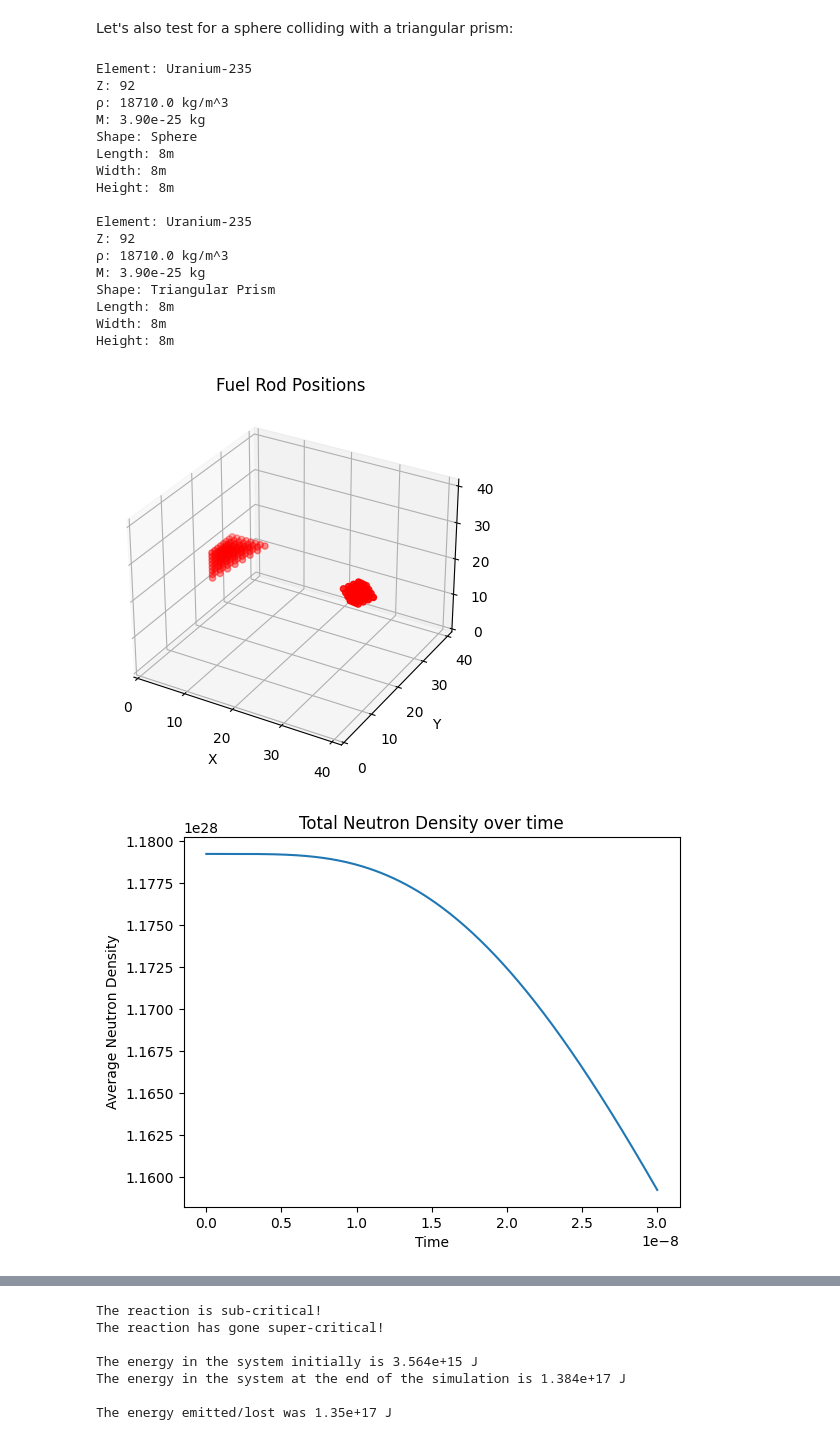
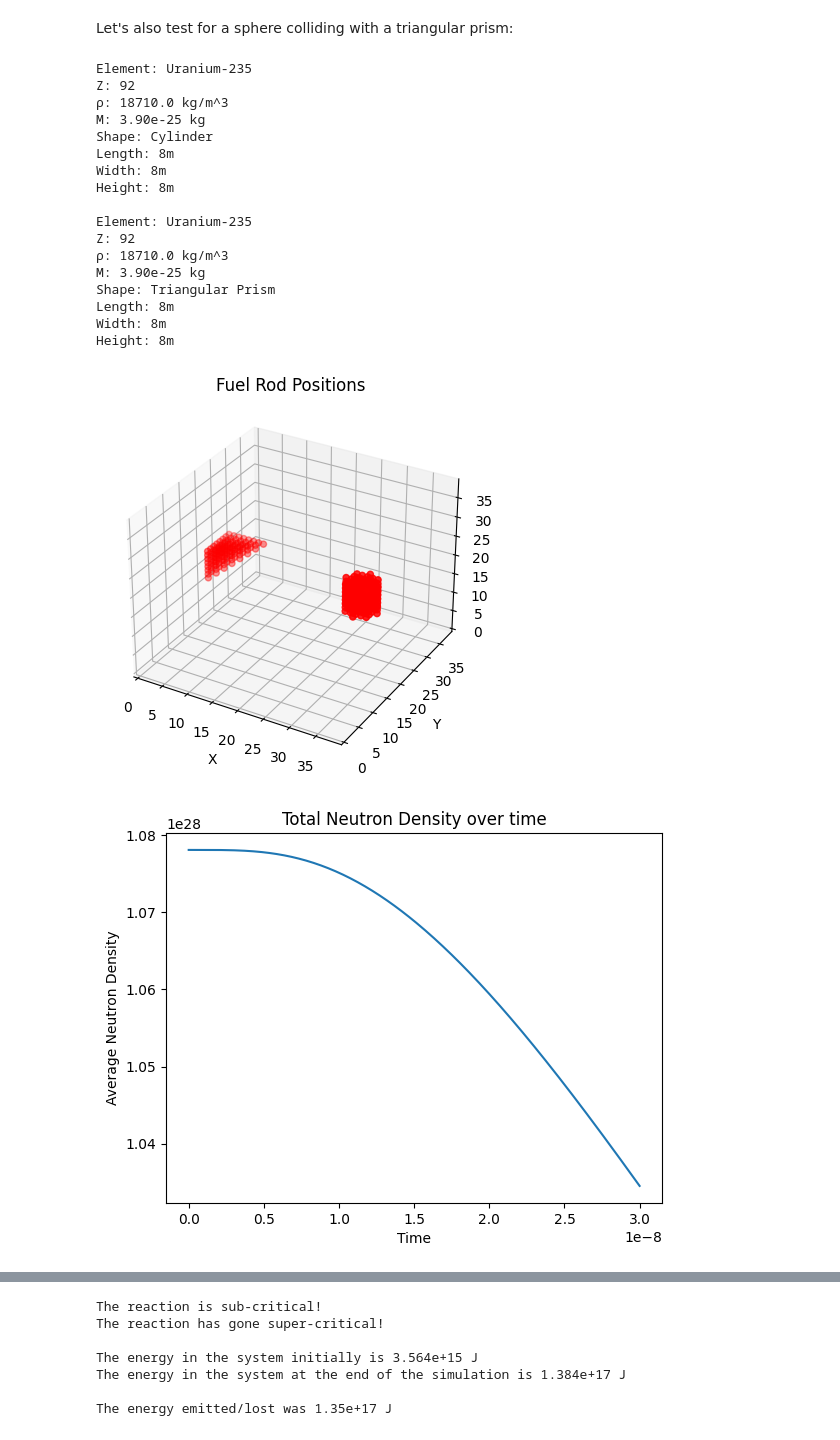
Before and after one commit to epetrimoulx/Neutron-Diffusion, a Jupyter notebook: Stationary/Neutron_Diffusion_Stationary.ipynb, the cells around one changed output, grey strips where cells are left out. Drawn from its saved outputs; the diff is of its cells as text; code cells hidden in the pictures.

```diff
--- a/Stationary/Neutron_Diffusion_Stationary.ipynb
+++ b/Stationary/Neutron_Diffusion_Stationary.ipynb
@@ -934,7 +934,7 @@ The energy emitted/lost was 1.11e+13 J
 # %%
 # Create Fuel Rod Objects
 fuel_rod_1 = Shape(8, 8, 8, 'Left Hemisphere', 235, 'Uranium', 92, URANIUM_DENSITY)
-fuel_rod_2 = Shape(8, 8, 8, 'Cube', 235, 'Uranium', 92, URANIUM_DENSITY)
+fuel_rod_2 = Shape(8, 8, 8, 'Sphere', 235, 'Uranium', 92, URANIUM_DENSITY)
 
 print(f'{fuel_rod_1} \n')
 print(f'{fuel_rod_2} \n')
@@ -953,7 +953,7 @@ time: np.ndarray = np.linspace(0, t_final, num_timesteps)
 
 # Create Grid
 grid = np.zeros((BOX_LENGTH, BOX_LENGTH, BOX_LENGTH))
-object_separation = 10
+object_separation = 8
 
 # Embed fuel rods into the grid
 grid = place_fuel_rods_in_grid(grid, initial_condition_1, initial_condition_2, object_separation)
@@ -1046,7 +1046,7 @@ The energy emitted/lost was 5.41e+17 J
 Let's also test for a sphere colliding with a triangular prism:
 # %%
 # Create Fuel Rod Objects
-fuel_rod_1 = Shape(8, 8, 8, 'Sphere', 235, 'Uranium', 92, URANIUM_DENSITY)
+fuel_rod_1 = Shape(8, 8, 8, 'Cylinder', 235, 'Uranium', 92, URANIUM_DENSITY)
 fuel_rod_2 = Shape(8, 8, 8, 'Triangular Prism', 235, 'Uranium', 92, URANIUM_DENSITY)
 
 print(f'{fuel_rod_1} \n')
@@ -1109,33 +1109,33 @@ time_slider = IntSlider(
     description='Time Step'
 )
 
 y_slider = IntSlider(
     value= result.shape[1] // 2,
     min=0,
     max= result.shape[1] - 1,
     step = 1,
     description='Y-axis'
 )
 
 # Use the interact function to link the slider to the plot function
 interact(plot_diffusion, time_step=time_slider, y_index=y_slider)
 # %% [output]
 Element: Uranium-235
 Z: 92
 ρ: 18710.0 kg/m^3
 M: 3.90e-25 kg
-Shape: Sphere
+Shape: Cylinder
 Length: 8m
 Width: 8m
 Height: 8m
 
 Element: Uranium-235
 Z: 92
 ρ: 18710.0 kg/m^3
 M: 3.90e-25 kg
 Shape: Triangular Prism
 Length: 8m
 Width: 8m
 Height: 8m
-[figure, old version]
+[figure, new version]
-[figure, old version]
+[figure, new version]
```
Also changed, not shown: parts of 13 cells of this notebook, 59 other files.
